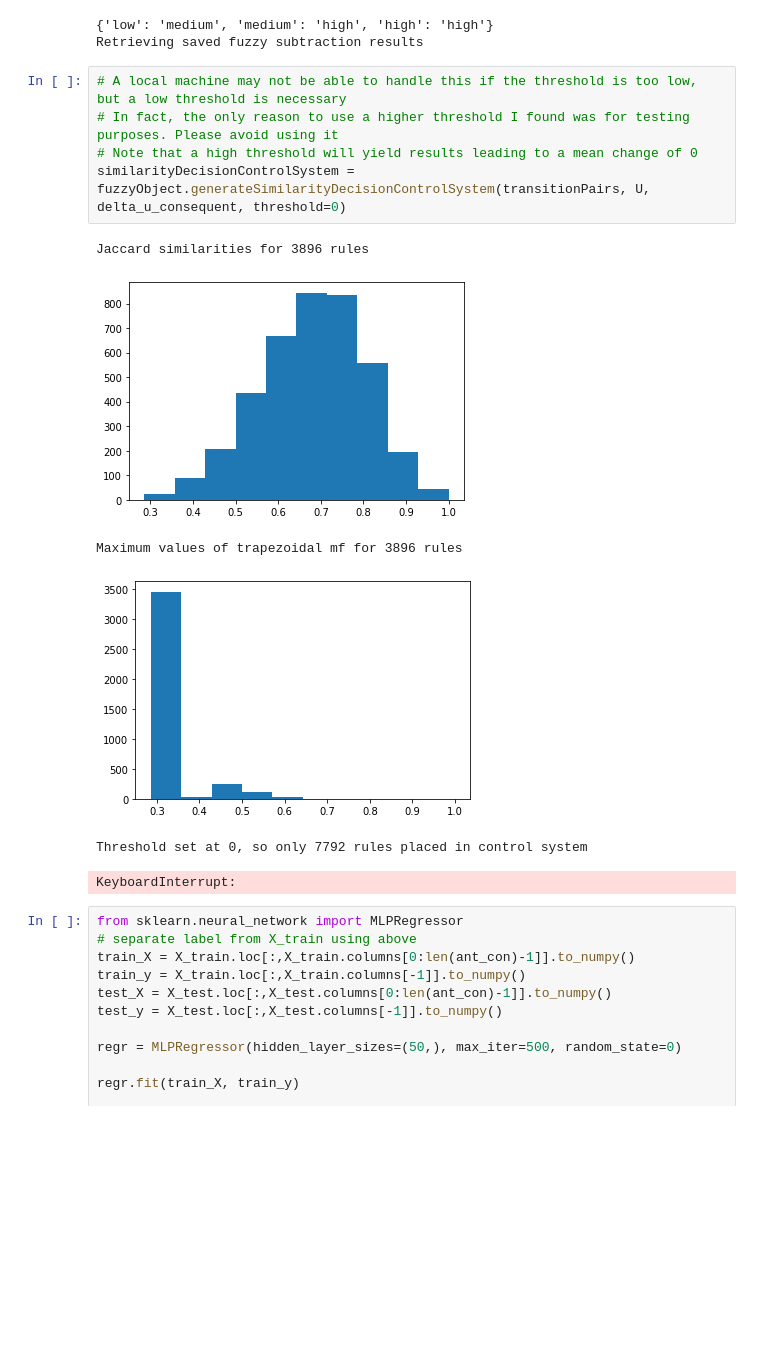
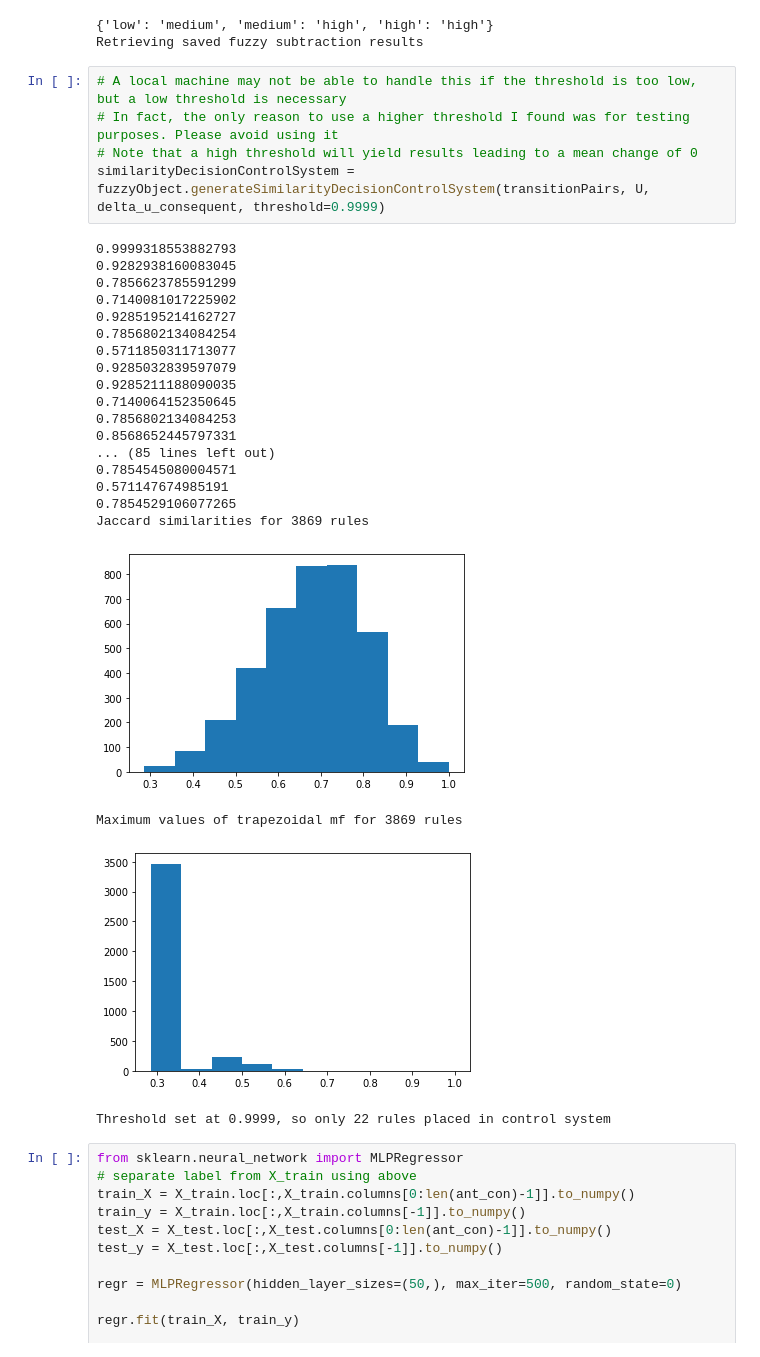
Before and after one commit to pungaliy/fuzzy-mining-decision-rule, a Jupyter notebook: similarity_decision_rule_demo.ipynb, the cells around one changed output. Cells and saved outputs as stored; diff of their text form; blank space fills up the shorter version.

Commit message:
Fix small bug. Similarity Decision Rules should work now

```diff
--- a/similarity_decision_rule_demo.ipynb
+++ b/similarity_decision_rule_demo.ipynb
@@ -139,15 +139,30 @@ Retrieving saved fuzzy subtraction results
 # %%
 # A local machine may not be able to handle this if the threshold is too low, but a low threshold is necessary
 # In fact, the only reason to use a higher threshold I found was for testing purposes. Please avoid using it
 # Note that a high threshold will yield results leading to a mean change of 0
-similarityDecisionControlSystem = fuzzyObject.generateSimilarityDecisionControlSystem(transitionPairs, U, delta_u_consequent, threshold=0)
+similarityDecisionControlSystem = fuzzyObject.generateSimilarityDecisionControlSystem(transitionPairs, U, delta_u_consequent, threshold=0.9999)
 # %% [output]
-Jaccard similarities for 3896 rules
+0.9999318553882793
+0.9282938160083045
+0.7856623785591299
+0.7140081017225902
+0.9285195214162727
+0.7856802134084254
+0.5711850311713077
+0.9285032839597079
+0.9285211188090035
+0.7140064152350645
+0.7856802134084253
+0.8568652445797331
+... (85 lines left out)
+0.7854545080004571
+0.571147674985191
+0.7854529106077265
+Jaccard similarities for 3869 rules
-[figure, old version]
+[figure, new version]
-Maximum values of trapezoidal mf for 3896 rules
+Maximum values of trapezoidal mf for 3869 rules
 [figure]
-Threshold set at 0, so only 7792 rules placed in control system
+Threshold set at 0.9999, so only 22 rules placed in control system
-KeyboardInterrupt:
 # %%
 from sklearn.neural_network import MLPRegressor
 # separate label from X_train using above
```
Also changed, not shown: parts of 3 cells of this notebook, 2 other files.
